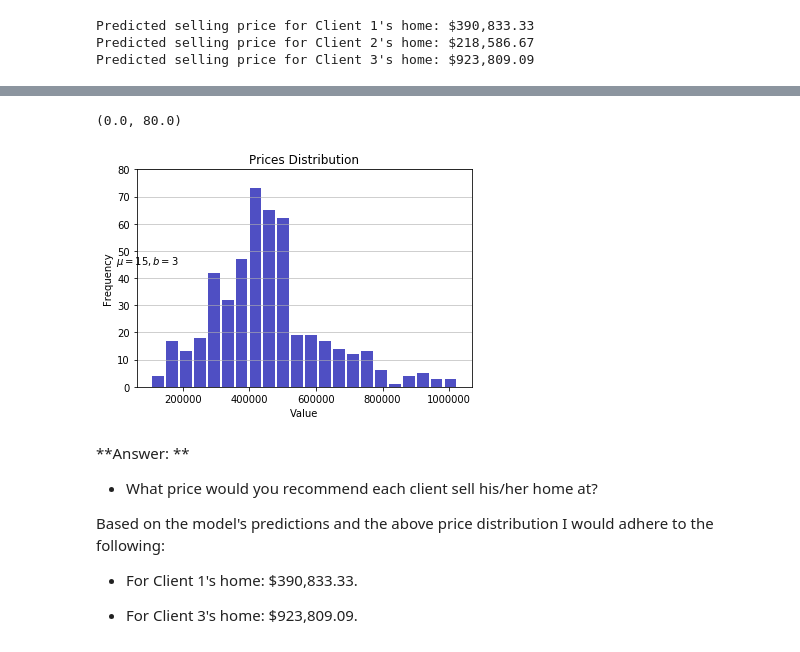
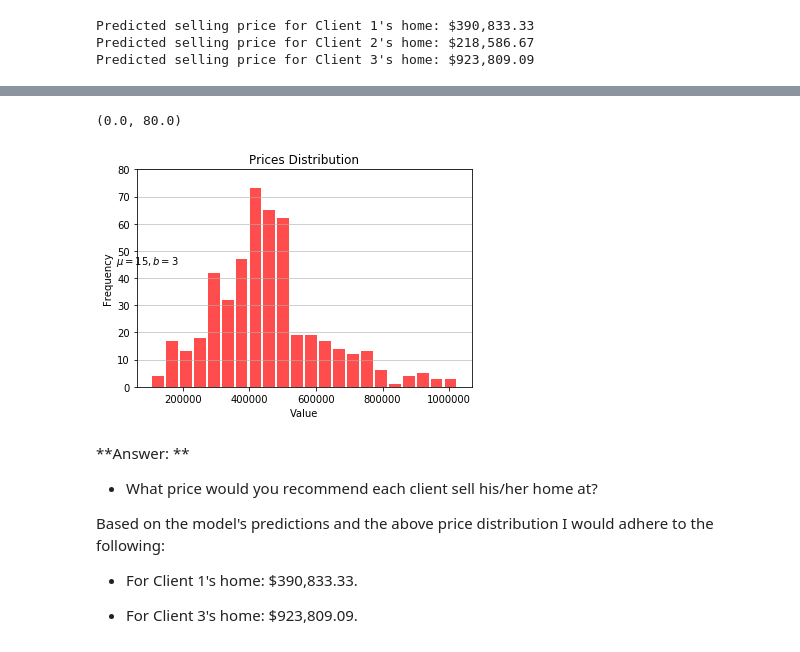
Before and after one commit to ahlusar1989/machine-learning, a Jupyter notebook: projects/boston_housing/boston_housing.ipynb, the cells around one changed output, grey strips where cells are left out. Cells and saved outputs as stored; diff of their text form; code cells hidden in the pictures.

```diff
--- a/projects/boston_housing/boston_housing.ipynb
+++ b/projects/boston_housing/boston_housing.ipynb
@@ -463,19 +414,19 @@ Standard deviation of the ratio of students to teachers : 2.11
 # %%
 import matplotlib.pyplot as plt
 
-n, bins, patches = plt.hist(x=prices, bins='auto', color='#0504aa',
+n, bins, patches = plt.hist(x=prices, bins='auto', color='red',
                             alpha=0.7, rwidth=0.85)
 plt.grid(axis='y', alpha=0.75)
 plt.xlabel('Value')
 plt.ylabel('Frequency')
 plt.title('Prices Distribution')
 plt.text(23, 45, r'$\mu=15, b=3$')
-maxfreq = n.max()
+ = n.max()
 # Set a clean upper y-axis limit.
 plt.ylim(ymax=np.ceil(maxfreq / 10) * 10 if maxfreq % 10 else maxfreq + 10)
 # %% [output]
 (0.0, 80.0)
-[figure, old version]
+[figure, new version]
 # %% [markdown]
 **Answer: **
 
```
Also changed, not shown: parts of 1 cell of this notebook.
